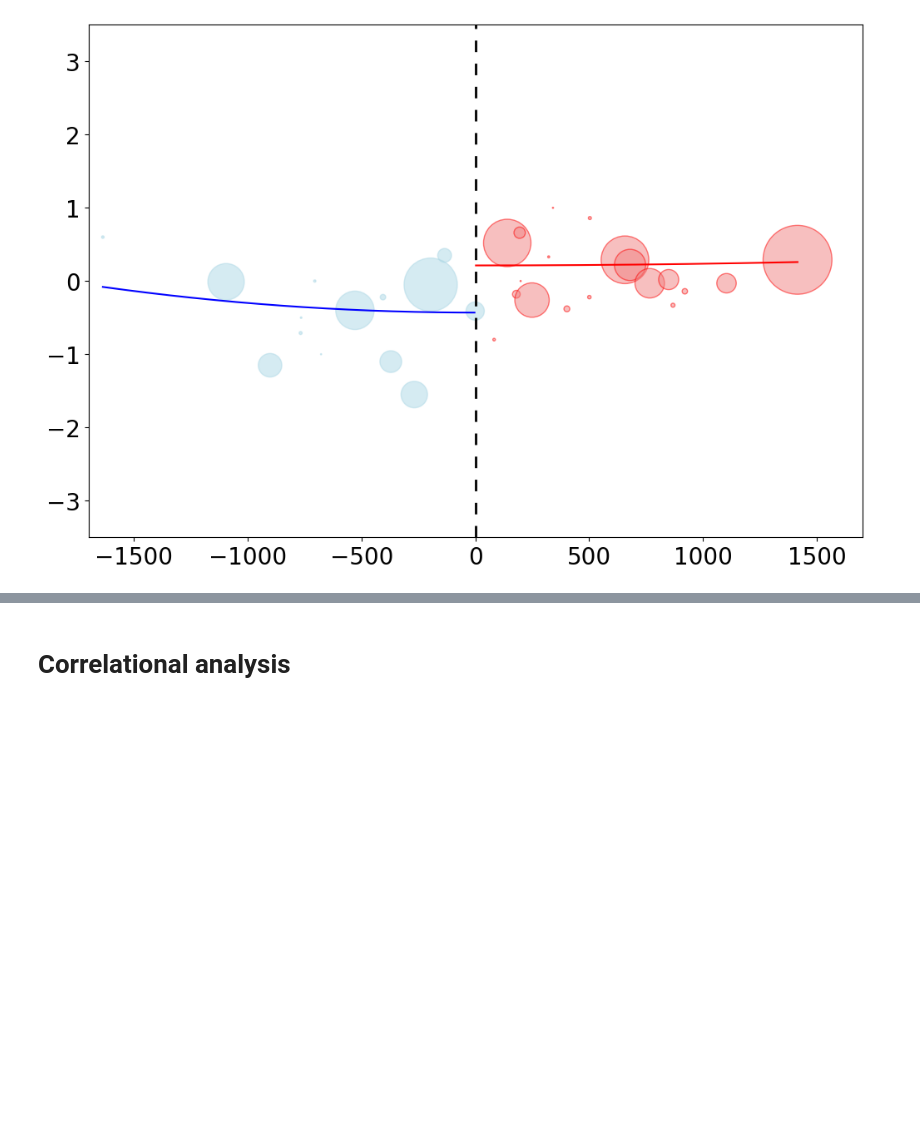
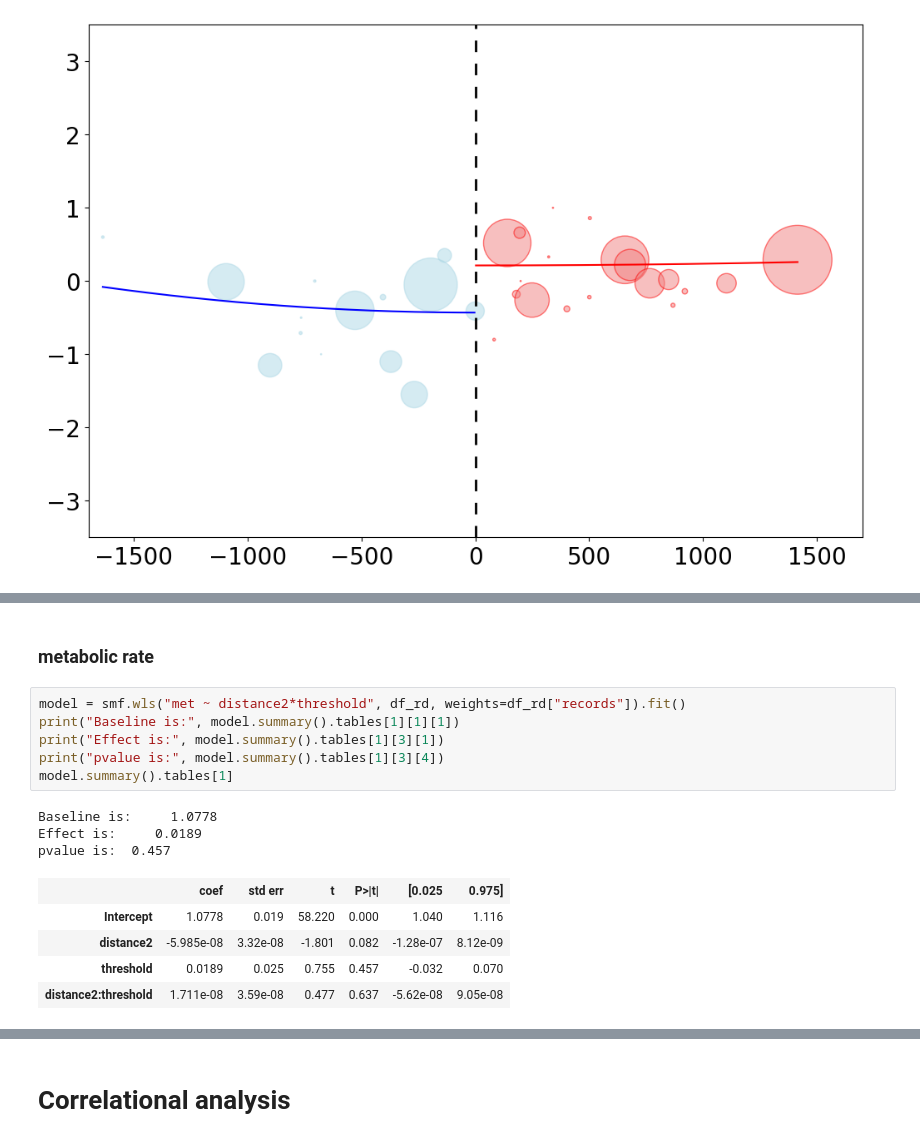
Before and after one commit to ruijis/paper-causal-doing, a Jupyter notebook: Data_regression_discontinuity.ipynb, the cells around one changed output, grey strips where cells are left out. Cells and saved outputs as stored; diff of their text form; blank space fills up the shorter version.

```diff
--- a/Data_regression_discontinuity.ipynb
+++ b/Data_regression_discontinuity.ipynb
@@ -240,0 +286,17 @@ plt.show()
+# %% [markdown]
+### metabolic rate
+# %%
+model = smf.wls("met ~ distance2*threshold", df_rd, weights=df_rd["records"]).fit()
+print("Baseline is:", model.summary().tables[1][1][1])
+print("Effect is:", model.summary().tables[1][3][1])
+print("pvalue is:", model.summary().tables[1][3][4])
+model.summary().tables[1]
+# %% [output]
+Baseline is:     1.0778
+Effect is:     0.0189
+pvalue is:  0.457
+|  | coef | std err | t | P>|t| | [0.025 | 0.975] |
+| Intercept | 1.0778 | 0.019 | 58.220 | 0.000 | 1.040 | 1.116 |
+| distance2 | -5.985e-08 | 3.32e-08 | -1.801 | 0.082 | -1.28e-07 | 8.12e-09 |
+| threshold | 0.0189 | 0.025 | 0.755 | 0.457 | -0.032 | 0.070 |
+| distance2:threshold | 1.711e-08 | 3.59e-08 | 0.477 | 0.637 | -5.62e-08 | 9.05e-08 |
```
Also changed, not shown: parts of 9 cells of this notebook, 1 other file.
